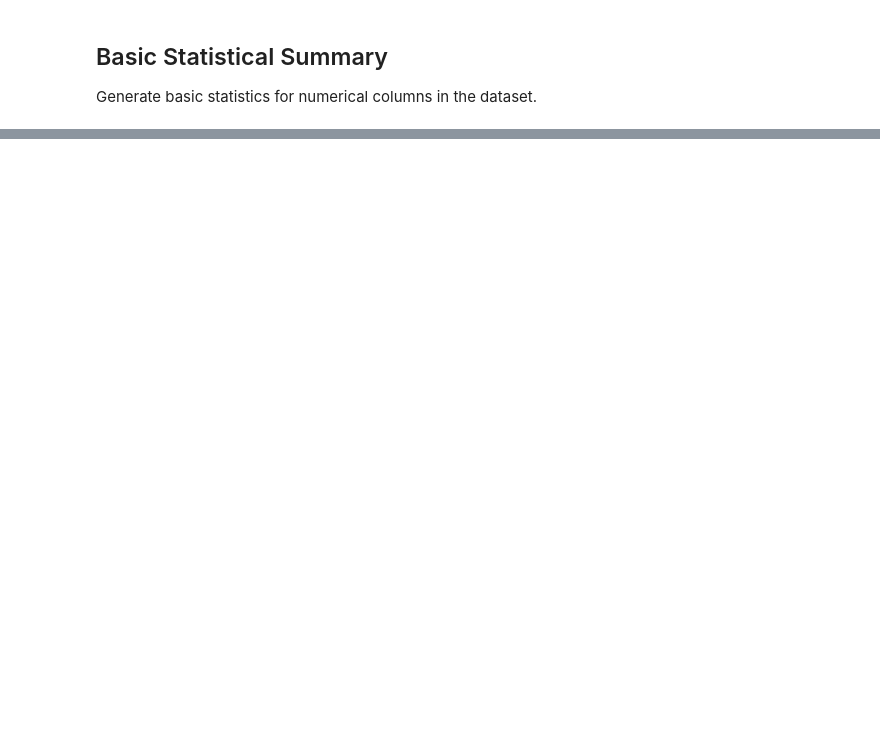
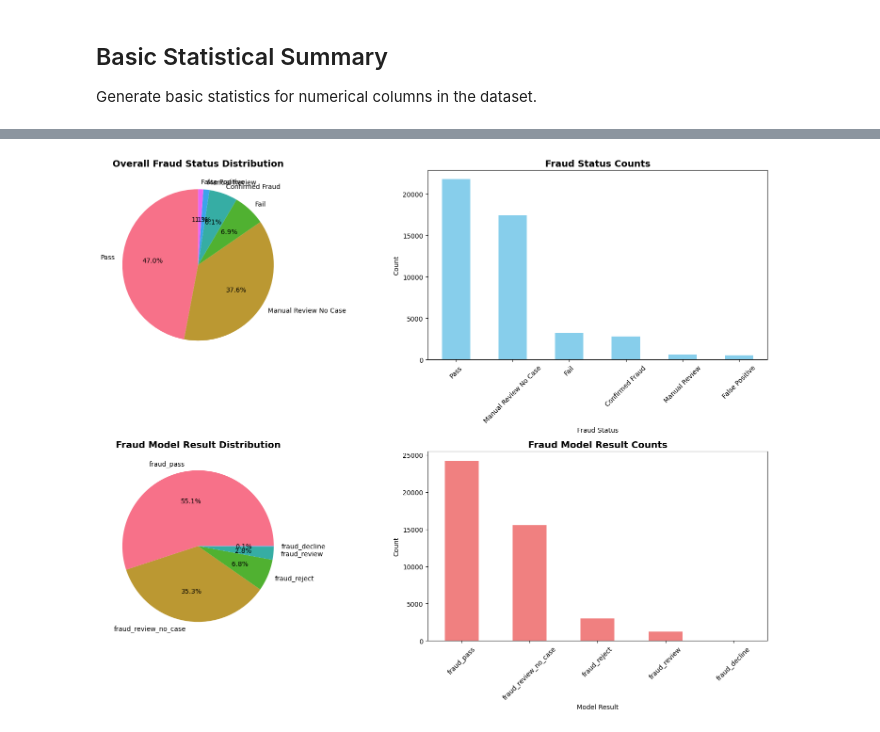
Before and after one commit to clderoch/caseStudy_HM, a Jupyter notebook: Data_Analysis/fraud_analysis.ipynb, the cells around one changed output, grey strips where cells are left out. Drawn from its saved outputs; the diff is of its cells as text; code cells hidden in the pictures; blank space fills up the shorter version.

Commit message:
Added Version 2 fraud_analysis.ipynb and PDF of summary findings

```diff
--- a/Data_Analysis/fraud_analysis.ipynb
+++ b/Data_Analysis/fraud_analysis.ipynb
@@ -47,0 +305,15 @@ df.describe()
+# %%
+# Import additional libraries for visualization and analysis
+import matplotlib.pyplot as plt
+import seaborn as sns
+from datetime import datetime
+import warnings
+warnings.filterwarnings('ignore')
+
+# Set up plotting style
+plt.style.use('default')
+sns.set_palette("husl")
+plt.rcParams['figure.figsize'] = (12, 8)
+plt.rcParams['font.size'] = 10
+
+print("Visualization libraries imported successfully!")
@@ -47,0 +400,33 @@ df.describe()
+# %%
+# VISUALIZATIONS FOR FRAUD TRENDS
+
+# 1. Overall Fraud Status Distribution
+fig, axes = plt.subplots(2, 2, figsize=(16, 12))
+
+# Pie chart for fraud status distribution
+axes[0,0].pie(fraud_status_counts.values, labels=fraud_status_counts.index, autopct='%1.1f%%',
+              startangle=90)
+axes[0,0].set_title('Overall Fraud Status Distribution', fontsize=14, fontweight='bold')
+
+# Bar chart for fraud status counts
+fraud_status_counts.plot(kind='bar', ax=axes[0,1], color='skyblue')
+axes[0,1].set_title('Fraud Status Counts', fontsize=14, fontweight='bold')
+axes[0,1].set_xlabel('Fraud Status')
+axes[0,1].set_ylabel('Count')
+axes[0,1].tick_params(axis='x', rotation=45)
+
+# Model result distribution
+axes[1,0].pie(model_result_counts.values, labels=model_result_counts.index, autopct='%1.1f%%')
+axes[1,0].set_title('Fraud Model Result Distribution', fontsize=14, fontweight='bold')
+
+# Bar chart for model results
+model_result_counts.plot(kind='bar', ax=axes[1,1], color='lightcoral')
+axes[1,1].set_title('Fraud Model Result Counts', fontsize=14, fontweight='bold')
+axes[1,1].set_xlabel('Model Result')
+axes[1,1].set_ylabel('Count')
+axes[1,1].tick_params(axis='x', rotation=45)
+
+plt.tight_layout()
+plt.show()
+# %% [output]
+[figure, added]
```
Also changed, not shown: parts of 41 cells of this notebook, 2 other files.
